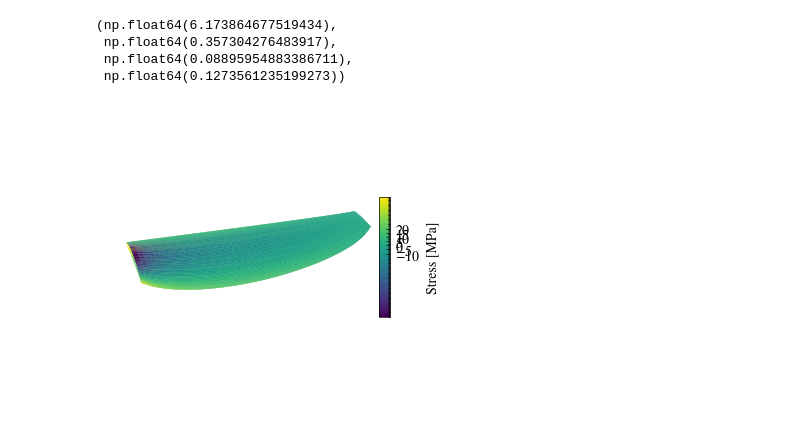
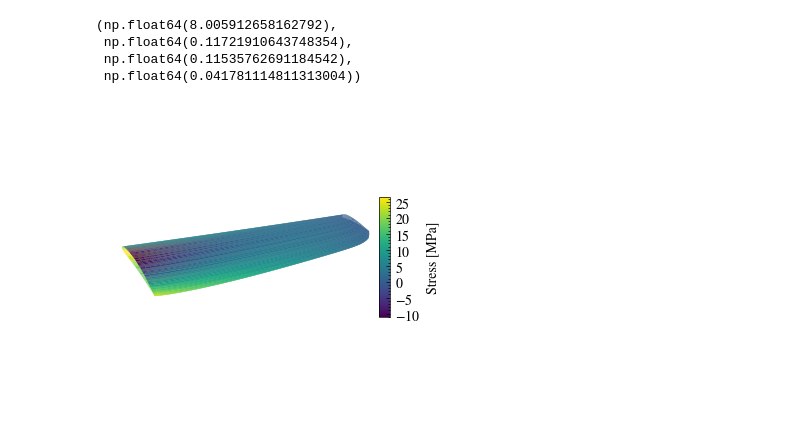
Before and after one commit to Frxljord/FastBEMT, a Jupyter notebook: Benchmarks/StressValidation.ipynb, the cells around one changed output. Saved outputs shown, nothing was run; the diff lists cells and outputs as text; code cells hidden in the pictures.

```diff
--- a/Benchmarks/StressValidation.ipynb
+++ b/Benchmarks/StressValidation.ipynb
@@ -45,3 +25,5 @@ blade_dict = generate_blade_dict(
+# %%
+blade_dict = load_propeller_dict('Pareto1')
 # %%
 propeller = Propeller(
     geometry=blade_dict,
@@ -52,10 +34,10 @@ propeller.run_bemt(v_inf=v_inf)
 # %%
 propeller.compute_total_forces()
 # %% [output]
-(np.float64(6.173864677519434),
- np.float64(0.357304276483917),
- np.float64(0.08895954883386711),
- np.float64(0.1273561235199273))
+(np.float64(8.005912658162792),
+ np.float64(0.11721910643748354),
+ np.float64(0.11535762691184542),
+ np.float64(0.041781114811313004))
 # %%
 from FastBEMT.Stress import BladeStressCalculator
 
@@ -141,32 +123,32 @@ ax.plot_surface(
     antialiased=True,
     shade=False,
     edgecolor='none',
     vmin=-10,
     vmax=20,
 )
 
 z_min = np.nanmin(Z_fine)
 z_max = np.nanmax(Z_fine)
 pad = 0.01 * (z_max - z_min)
 ax.set_zlim(z_min - pad, z_max + pad)
 
 ax.set_axis_off()
 ax.set_box_aspect((np.ptp(X_fine), np.ptp(Y_fine), np.ptp(Z_fine)))
 
 vmin = np.floor(S_mpa.min() / 10) * 10
 vmax = np.ceil(S_mpa.max() / 10) * 10
 
 mappable = mpl.cm.ScalarMappable(norm=norm, cmap=cmap)
 mappable.set_array(S_mpa)
 cbar = fig.colorbar(mappable, ax=ax, shrink=0.4, pad=-0.05, aspect=10)
 cbar.set_label('Stress [MPa]')
-cbar.set_ticks(ticks=[-10, -5, 0, 5, 10, 15, 20])
+cbar.set_ticks(ticks=[-10, -5, 0, 5, 10, 15, 20, 25])
 ax.view_init(elev=15, azim=-30)
 plt.tight_layout(pad=0)
 fig.subplots_adjust(left=0, right=1, bottom=0, top=1, wspace=0, hspace=0)
 plt.gca().set_aspect('auto', adjustable='box')
 plt.savefig('../Figures/fig1.pdf', bbox_inches='tight', dpi=200)
 plt.savefig('../Figures/pca_opt.svg', bbox_inches='tight', dpi=200)
 plt.show()
 # %% [output]
-[figure, old version]
+[figure, new version]
```
Also changed, not shown: parts of 3 cells of this notebook, 10 other files.
